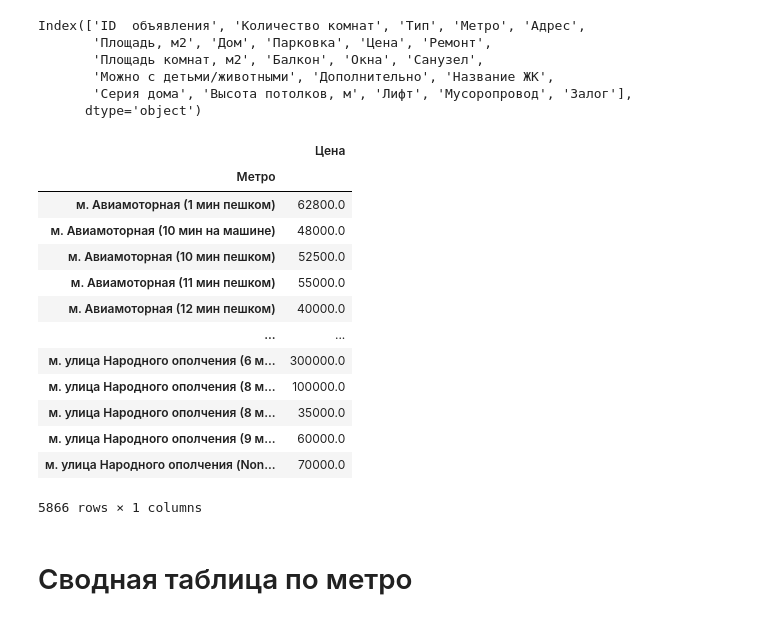
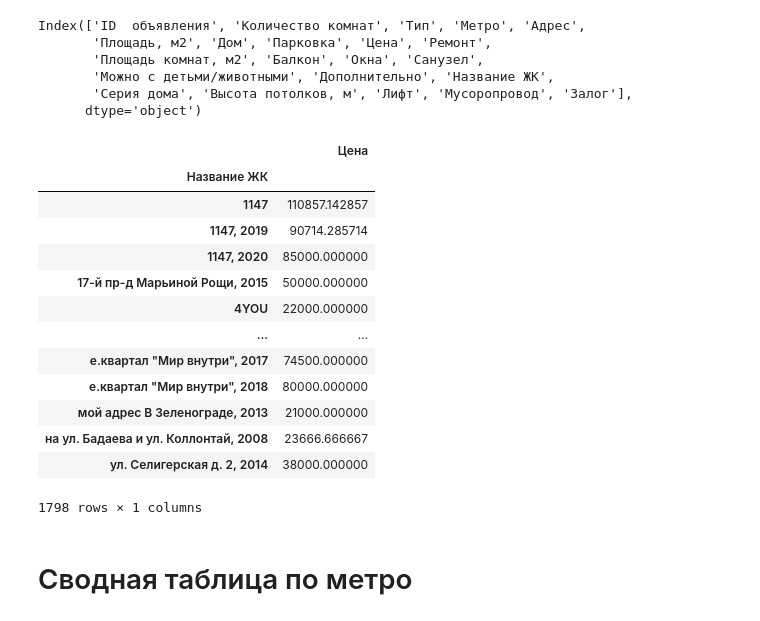
Before and after one commit to mtalak509/Phase0-Project, a Jupyter notebook: notebooks/MT.ipynb, the cells around one changed output. Cells and saved outputs as stored; diff of their text form; code cells hidden in the pictures.

```diff
--- a/notebooks/MT.ipynb
+++ b/notebooks/MT.ipynb
@@ -21,27 +21,27 @@ Index(['ID  объявления', 'Количество комнат', 'Тип'
 # %%
 pivot_mean = pd.pivot_table(
     data=data,  # указываем источник данных
     values='Цена',  # список столбцов для агрегации
-    index='Метро',  # столбец для группировки по строкам
+    index='Название ЖК',  # столбец для группировки по строкам
     # columns=,  # столбец для группировки по столбцам
-    aggfunc='median')  # функция агрегации
+    aggfunc='mean')  # функция агрегации
 
 pivot_mean
 # %% [output]
 |  | Цена |
-| Метро |  |
-| м. Авиамоторная (1 мин пешком) | 62800.0 |
-| м. Авиамоторная (10 мин на машине) | 48000.0 |
-| м. Авиамоторная (10 мин пешком) | 52500.0 |
-| м. Авиамоторная (11 мин пешком) | 55000.0 |
-| м. Авиамоторная (12 мин пешком) | 40000.0 |
+| Название ЖК |  |
+| 1147 | 110857.142857 |
+| 1147, 2019 | 90714.285714 |
+| 1147, 2020 | 85000.000000 |
+| 17-й пр-д Марьиной Рощи, 2015 | 50000.000000 |
+| 4YOU | 22000.000000 |
 | ... | ... |
-| м. улица Народного ополчения (6 м... | 300000.0 |
-| м. улица Народного ополчения (8 м... | 100000.0 |
-| м. улица Народного ополчения (8 м... | 35000.0 |
-| м. улица Народного ополчения (9 м... | 60000.0 |
-| м. улица Народного ополчения (Non... | 70000.0 |
+| е.квартал "Мир внутри", 2017 | 74500.000000 |
+| е.квартал "Мир внутри", 2018 | 80000.000000 |
+| мой адрес В Зеленограде, 2013 | 21000.000000 |
+| на ул. Бадаева и ул. Коллонтай, 2008 | 23666.666667 |
+| ул. Селигерская д. 2, 2014 | 38000.000000 |
-5866 rows × 1 columns
+1798 rows × 1 columns
 # %% [markdown]
 # Сводная таблица по метро
 # %%
```
Also changed, not shown: parts of 3 cells of this notebook, 5 other files.
